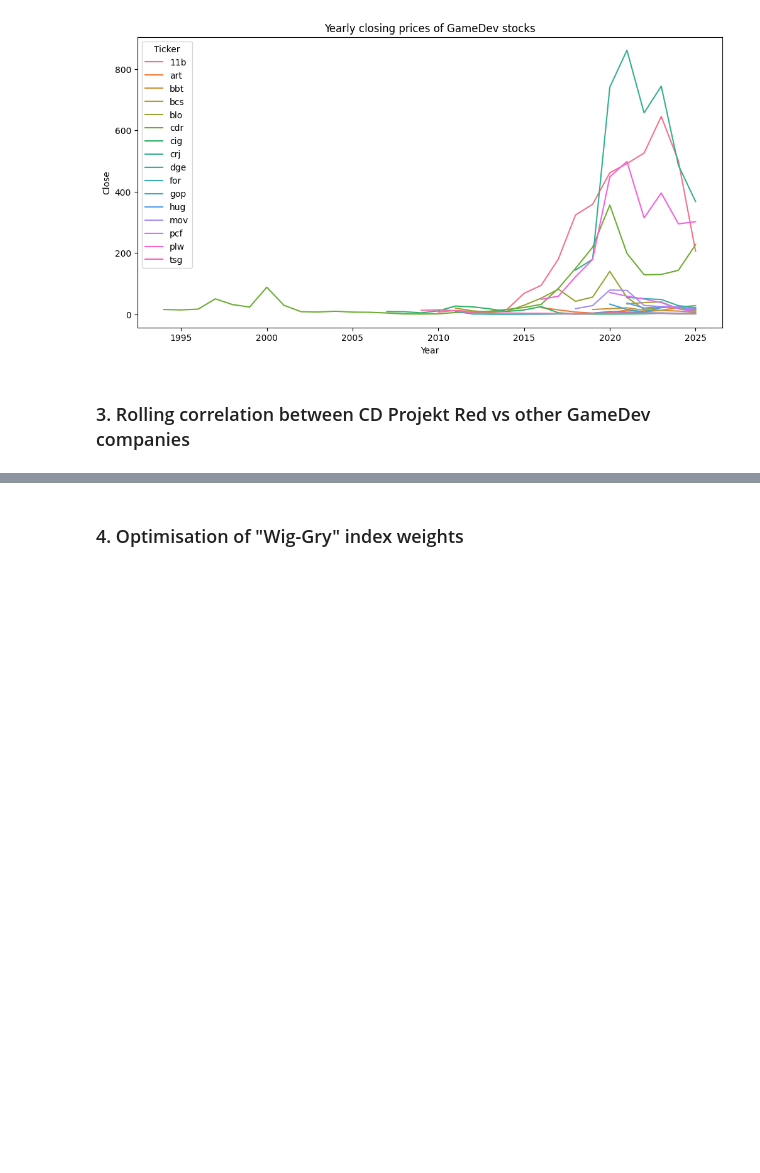
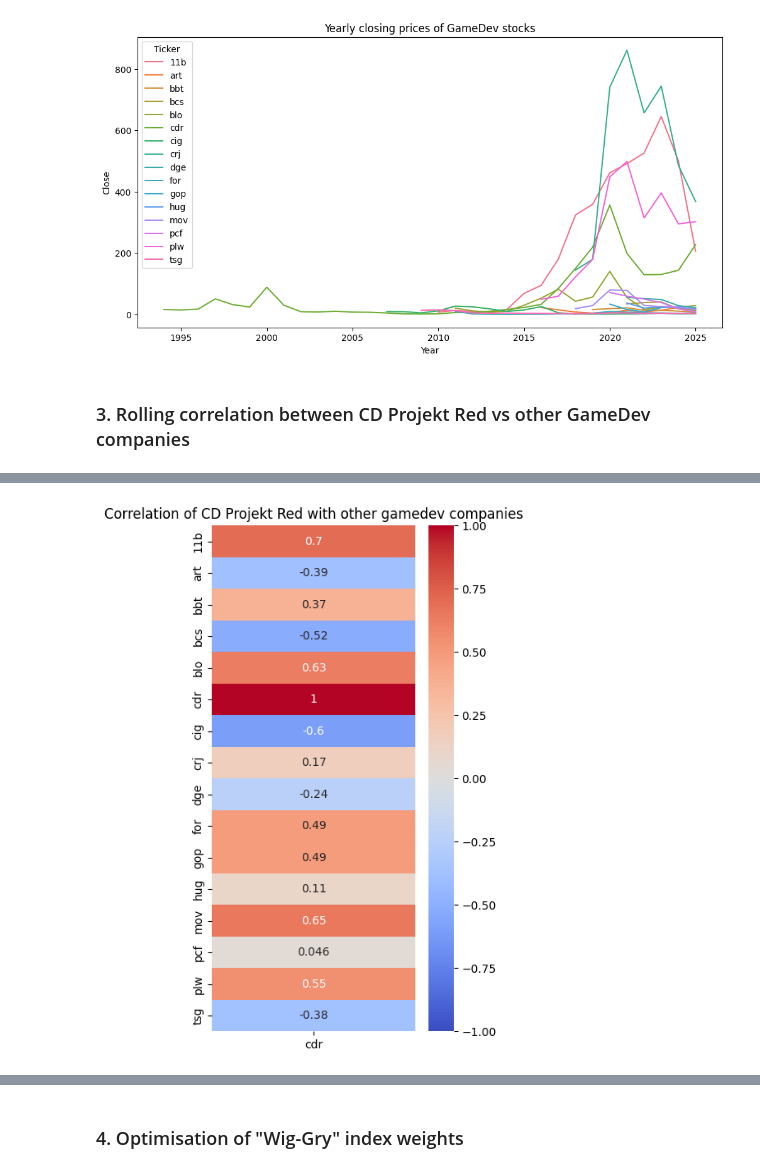
Before and after one commit to Baginsss/Gamedev-Stocks-Data-Analysis, a Jupyter notebook: main.ipynb, the cells around one changed output, grey strips where cells are left out. Saved outputs shown, nothing was run; the diff lists cells and outputs as text; code cells hidden in the pictures; blank space fills up the shorter version.

```diff
--- a/main.ipynb
+++ b/main.ipynb
@@ -108,0 +130,9 @@ plt.show()
+# %%
+cdr_corr = corr_matrix[['cdr']]
+
+plt.figure(figsize=(4, 8))
+sns.heatmap(cdr_corr, annot=True, cmap='coolwarm', vmin=-1, vmax=1)
+plt.title('Correlation of CD Projekt Red with other gamedev companies')
+plt.show()
+# %% [output]
+[figure, added]
```
Also changed, not shown: parts of 5 cells of this notebook, 1 other file.
